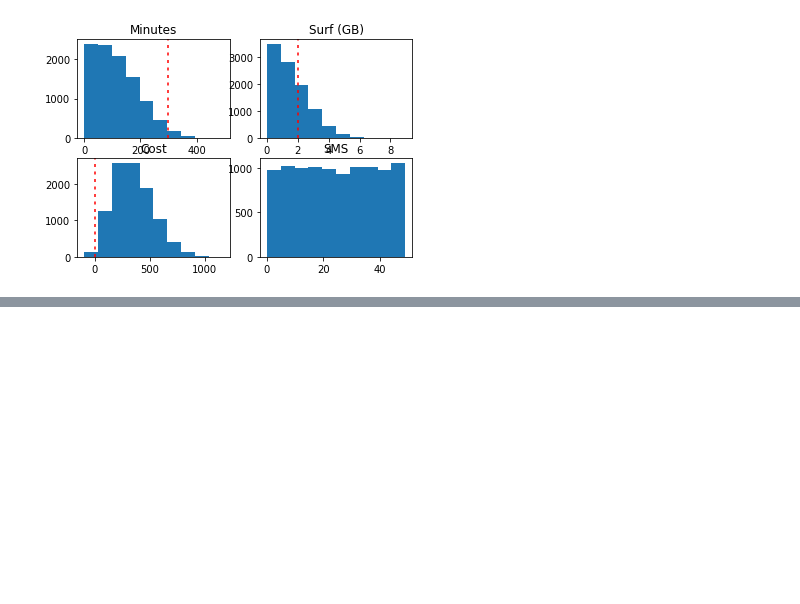
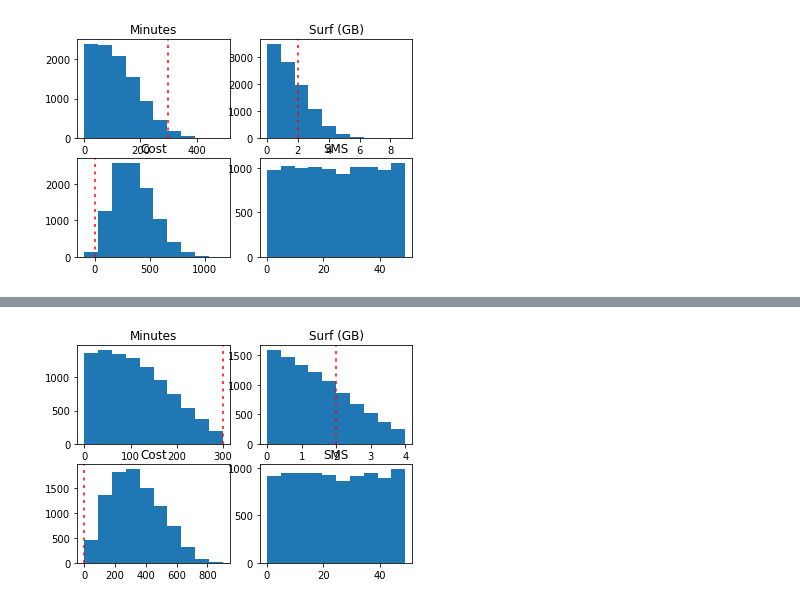
Before and after one commit to felix-tjernberg/machine-learning, a Jupyter notebook: exercises/exercise-0.ipynb, the cells around one changed output, grey strips where cells are left out. Drawn from its saved outputs; the diff is of its cells as text; code cells hidden in the pictures; blank space fills up the shorter version.

```diff
--- a/exercises/exercise-0.ipynb
+++ b/exercises/exercise-0.ipynb
@@ -333,23 +333,26 @@ seaborn.histplot(x=phone_data['Minutes'], y=phone_data['Cost'])
 <AxesSubplot:xlabel='Minutes', ylabel='Cost'>
 [figure]
 # %%
-fig, ((plot1, plot2), (plot3, plot4)) = pyplot.subplots(2, 2)
+def plot_phone_data(phone_data):
+    fig, ((plot1, plot2), (plot3, plot4)) = pyplot.subplots(2, 2)
 
-plot1.hist(x=phone_data["Minutes"])
-plot1.axvline(300, color="red", dashes=(2, 3))
-plot1.set_title("Minutes")
+    plot1.hist(x=phone_data["Minutes"])
+    plot1.axvline(300, color="red", dashes=(2, 3))
+    plot1.set_title("Minutes")
 
-plot2.hist(x=phone_data["Surf (GB)"])
-plot2.axvline(2, color="red", dashes=(2, 3))
-plot2.set_title("Surf (GB)")
+    plot2.hist(x=phone_data["Surf (GB)"])
+    plot2.axvline(2, color="red", dashes=(2, 3))
+    plot2.set_title("Surf (GB)")
 
-plot3.hist(x=phone_data["Cost"])
-plot3.axvline(0, color="red", dashes=(2, 3))
-plot3.set_title("Cost")
+    plot3.hist(x=phone_data["Cost"])
+    plot3.axvline(0, color="red", dashes=(2, 3))
+    plot3.set_title("Cost")
 
-plot4.hist(x=phone_data["SMS"])
-plot4.set_title("SMS")
+    plot4.hist(x=phone_data["SMS"])
+    plot4.set_title("SMS")
 
-fig.show()
+    return fig.show()
+
+plot_phone_data(phone_data)
 # %% [output]
 [figure]
@@ -355,0 +361,3 @@ fig.show()
+# %%
+phone_data_cleaned = phone_data.query('Minutes <= 300 & `Surf (GB)` <= 4 & Cost > 0')
+phone_data_cleaned.describe().T
@@ -355,0 +371,4 @@ fig.show()
+# %%
+plot_phone_data(phone_data_cleaned)
+# %% [output]
+[figure, added]
```
Also changed, not shown: parts of 2 cells of this notebook.
